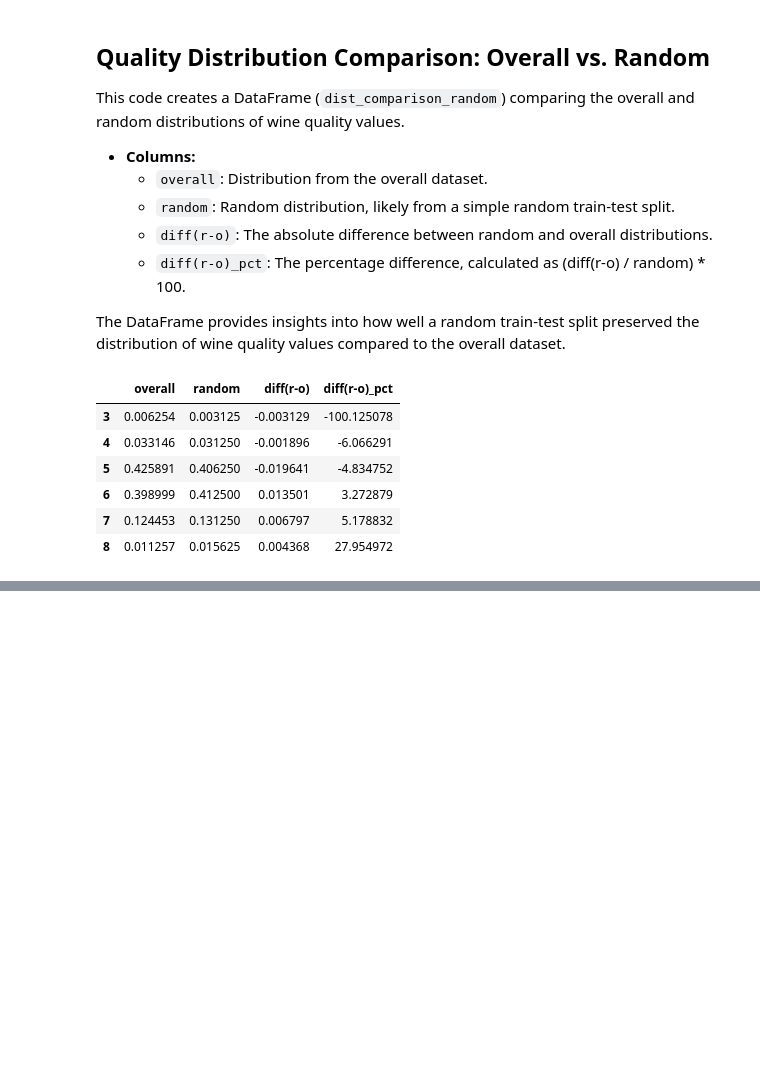
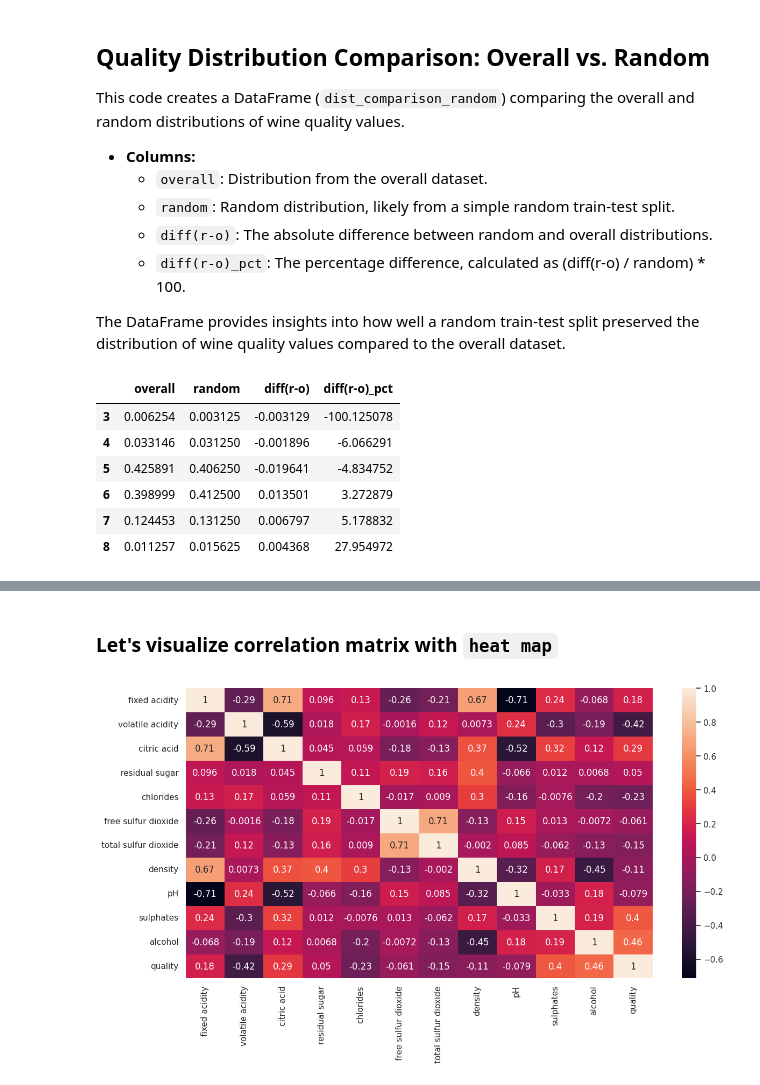
Before and after one commit to Matrixmang0/Machine-Learning-Practice, a Jupyter notebook: Week 1/The_Bigger_Picture.ipynb, the cells around one changed output, grey strips where cells are left out. Drawn from its saved outputs; the diff is of its cells as text; code cells hidden in the pictures; blank space fills up the shorter version.

```diff
--- a/Week 1/The_Bigger_Picture.ipynb
+++ b/Week 1/The_Bigger_Picture.ipynb
@@ -299,0 +357,2 @@ dist_comparison_random
+# %%
+corr_matrix = exploration_set.corr()
@@ -299,0 +377,7 @@ dist_comparison_random
+# %% [markdown]
+### Let's visualize correlation matrix with `heat map`
+# %%
+plt.figure(figsize = (14, 7))
+sns.heatmap(corr_matrix, annot=True);
+# %% [output]
+[figure, added]
```
Also changed, not shown: parts of 21 cells of this notebook.
